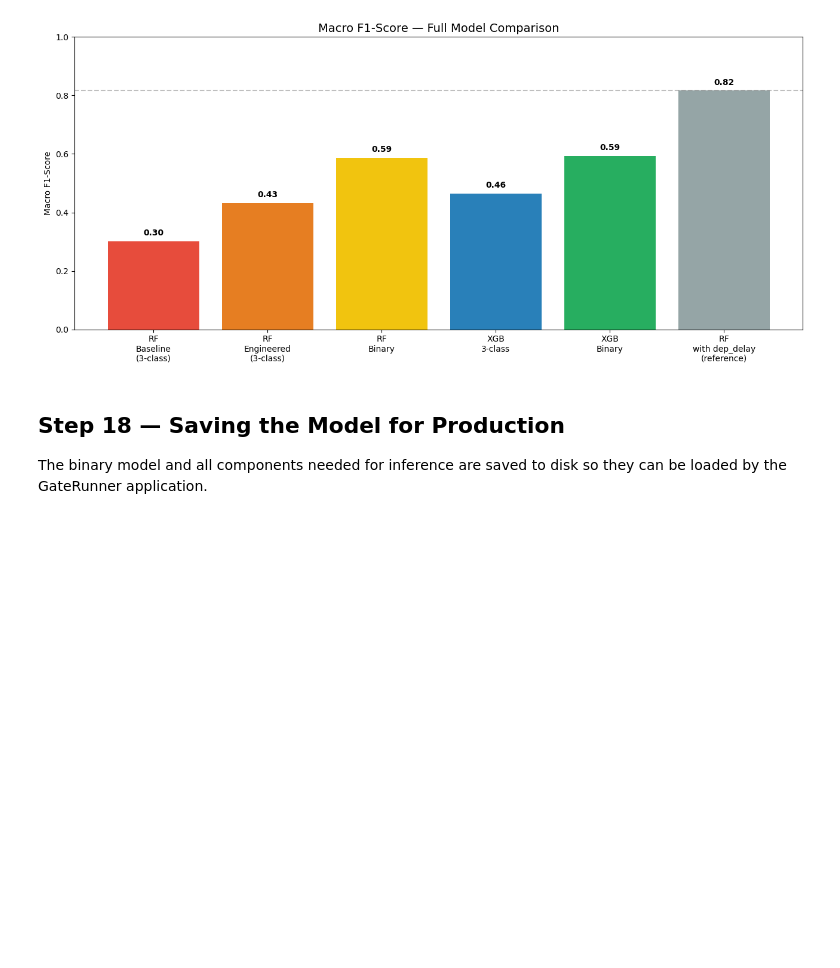
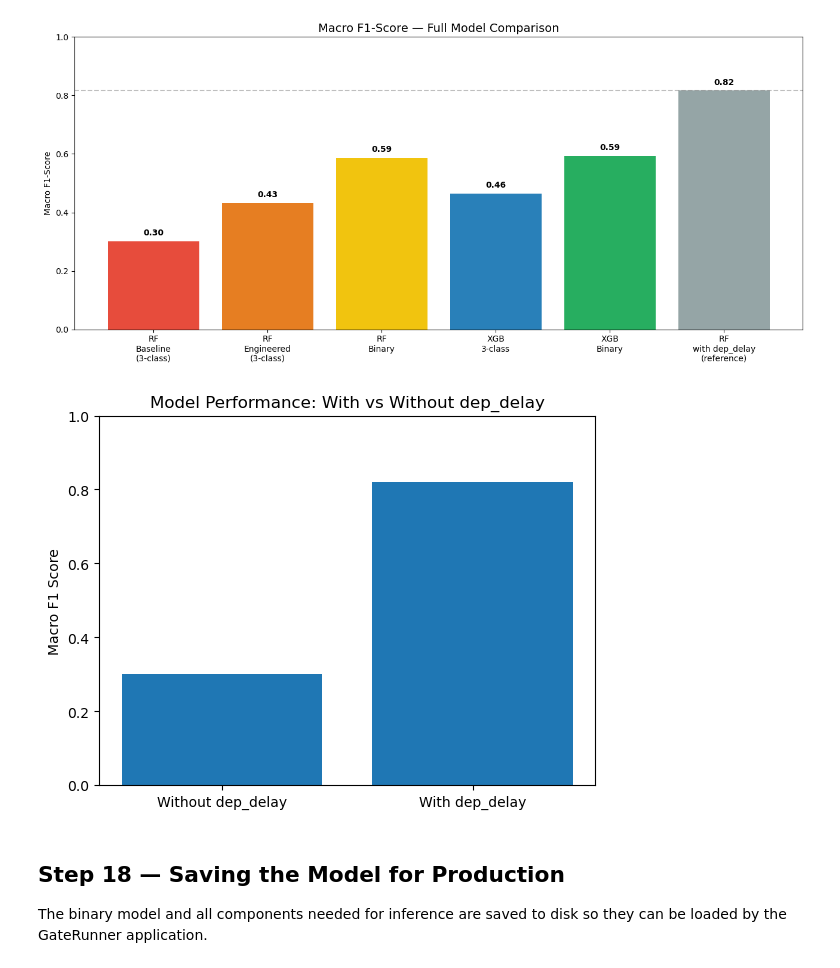
Before and after one commit to Danalytiks/flight-delay-connection-risk-analysis, a Jupyter notebook: Flight_delays_EDA.ipynb, the cells around one changed output. Saved outputs shown, nothing was run; the diff lists cells and outputs as text; code cells hidden in the pictures; blank space fills up the shorter version.

```diff
--- a/Flight_delays_EDA.ipynb
+++ b/Flight_delays_EDA.ipynb
@@ -856,6 +856,17 @@ plt.tight_layout()
 plt.show()
 # %% [output]
 [figure]
+# %%
+models = ["Without dep_delay", "With dep_delay"]
+scores = [0.30, 0.82]
+
+plt.bar(models, scores)
+plt.title("Model Performance: With vs Without dep_delay")
+plt.ylabel("Macro F1 Score")
+plt.ylim(0, 1)
+plt.show()
+# %% [output]
+[figure, added]
 # %% [markdown]
 ## Step 18 — Saving the Model for Production
 
```
